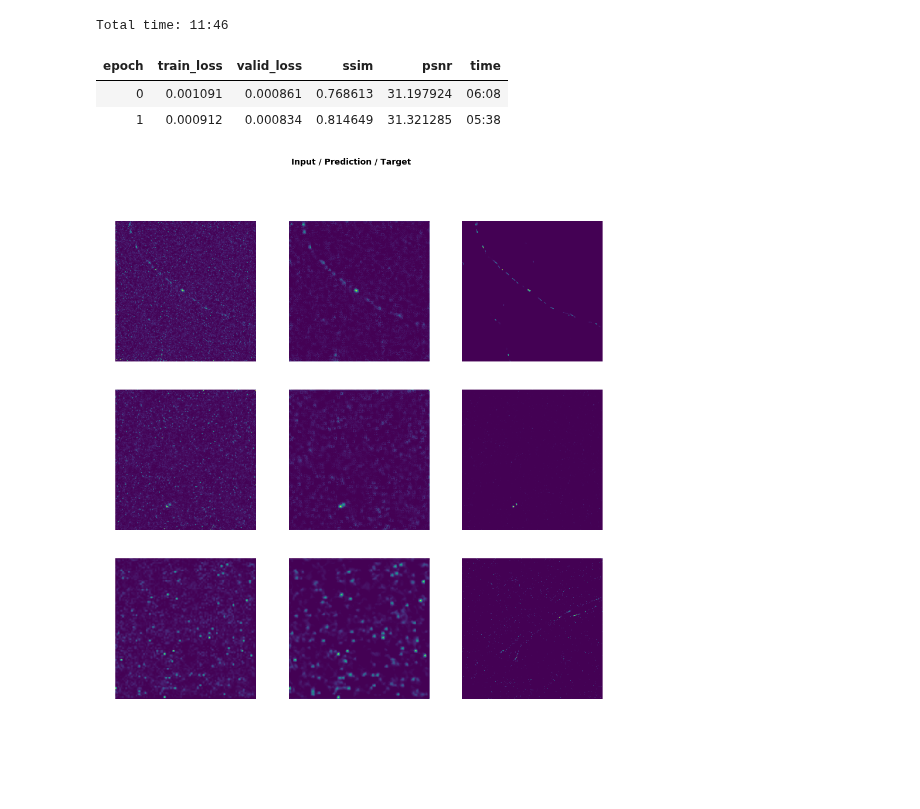
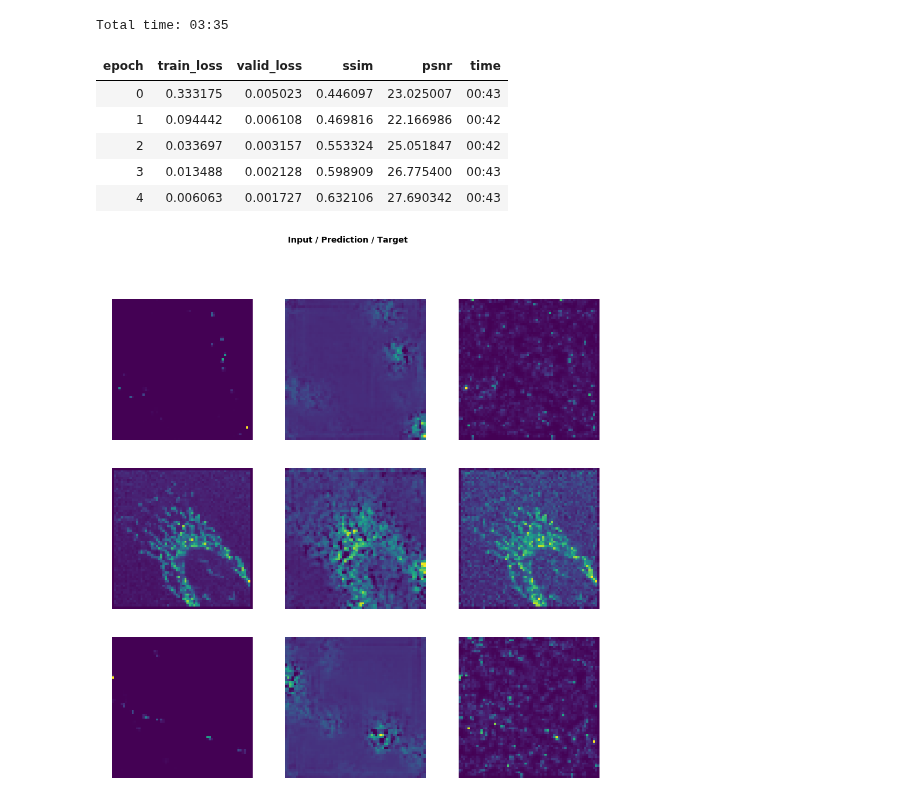
Before and after one commit to WAMRI-AI/salk, a Jupyter notebook: uri/paper/combo.ipynb, the cells around one changed output. Cells and saved outputs as stored; diff of their text form; code cells hidden in the pictures; blank space fills up the shorter version.

```diff
--- a/uri/paper/combo.ipynb
+++ b/uri/paper/combo.ipynb
@@ -19,6 +19,9 @@ lr_up_tifs = dataset/'lr_up'
 
 mname = 'combo'
 model_dir = 'models'
+
+loss = F.mse_loss
+metrics = sr_metrics
 # %%
 def get_src(x_data, y_data_):
     def map_to_hr(x):
@@ -41,27 +44,8 @@ def get_data(bs, size, x_data, y_data, max_zoom=1.1):
     data.c = 3
     return data
 
-
-def get_model(in_c, out_c, arch):
-    body = nn.Sequential(*list(arch(c_in=in_c).children())[:-2])
-    model = DynamicUnet(
-        body, n_classes=out_c,
-        blur=True, blur_final=True,
-        self_attention=True, norm_type=NormType.Weight,
-        last_cross=True, bottle=True
-    )
-    return model
-
-def xres_unet_learner(bs, img_size, arch, in_c=1, out_c=1, fp16=True):
-    data = get_data(bs, img_size, lr_up_tifs, hr_tifs)
-    model = get_model(in_c, out_c, arch)
-    loss = F.mse_loss
-    learn = Learner(data, model, loss_func=loss, metrics=sr_metrics, model_dir=model_dir)
-    if fp16: learn = learn.to_fp16(loss_scale=64)
-    return learn
-
 def do_fit(learn, save_name, lrs=slice(1e-3), pct_start=0.9, cycle_len=10):
-    learn.fit_one_cycle(cycle_len, lrs, pct_start=pct_start)
+    learn.to_fp16().fit_one_cycle(cycle_len, lrs, pct_start=pct_start)
     learn.save(save_name)
     num_rows = min(learn.data.batch_size, 3)
     learn.show_results(rows=num_rows, imgsize=5)
@@ -93,8 +56,24 @@ learn = learn.load(f'{mname}.0')
-# %%
-do_fit(learn, f'{mname}.1', lrs=lr, cycle_len=2)
-# %% [output]
-Total time: 11:46
-| epoch | train_loss | valid_loss | ssim | psnr | time |
-| 0 | 0.001091 | 0.000861 | 0.768613 | 31.197924 | 06:08 |
-| 1 | 0.000912 | 0.000834 | 0.814649 | 31.321285 | 05:38 |
-[figure, removed]
+# %%
+step = 0
+lr = 1e-3
+cycles = 5
+
+bs = 300
+size = 64
+max_zoom = 8
+arch = xresnet34
+
+data = get_data(bs, size, hr_tifs, lr_up_tifs, max_zoom=max_zoom)
+learn = xres_unet_learner(data, arch, loss_func=loss, metrics=metrics, model_dir=model_dir)
+gc.collect()
+
+do_fit(learn, f'{mname}.{step:02d}', lrs=lr, cycle_len=cycles)
+# %% [output]
+Total time: 03:35
+| epoch | train_loss | valid_loss | ssim | psnr | time |
+| 0 | 0.333175 | 0.005023 | 0.446097 | 23.025007 | 00:43 |
+| 1 | 0.094442 | 0.006108 | 0.469816 | 22.166986 | 00:42 |
+| 2 | 0.033697 | 0.003157 | 0.553324 | 25.051847 | 00:42 |
+| 3 | 0.013488 | 0.002128 | 0.598909 | 26.775400 | 00:43 |
+| 4 | 0.006063 | 0.001727 | 0.632106 | 27.690342 | 00:43 |
+[figure, added]
```
Also changed, not shown: parts of 7 cells of this notebook, 7 other files.
